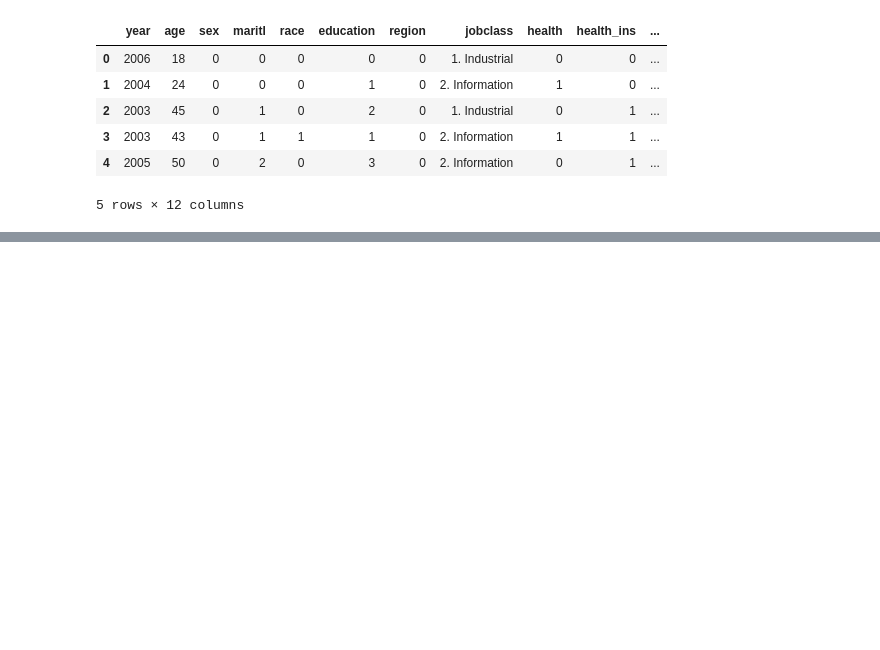
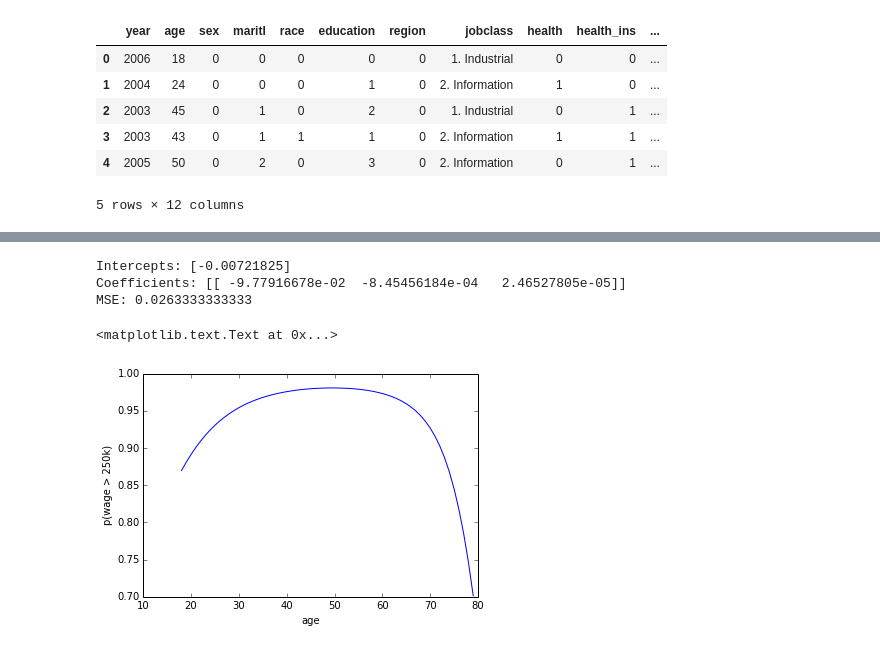
Before and after one commit to sujitpal/mlia-examples, a Jupyter notebook: src/statlearning_notebooks/chapter7.ipynb, the cells around one changed output, grey strips where cells are left out. Cells and saved outputs as stored; diff of their text form; code cells hidden in the pictures; blank space fills up the shorter version.

```diff
--- a/src/statlearning_notebooks/chapter7.ipynb
+++ b/src/statlearning_notebooks/chapter7.ipynb
@@ -43,0 +141,23 @@ We attempt to build a model to predict wage given a degree 4 polynomial over age
+# %%
+X = np.vstack((x1, x2, x3)).T
+y = wage_df["wage"].map(lambda w: 1 if w > 250 else 0).values
+reg = LogisticRegression()
+reg.fit(X, y)
+print "Intercepts:", reg.intercept_
+print "Coefficients:", reg.coef_
+ypred = reg.predict(X)
+print "MSE:", mean_squared_error(y, ypred)
+
+# Plot the predicted probability of being a high-earner over age range
+ages = wage_df["age"].values
+xs = range(np.min(ages), np.max(ages))
+ys = [reg.predict_proba(np.array([x, x*x, x*x*x]))[0][0] for x in xs]
+plt.plot(xs, ys)
+plt.xlabel("age")
+plt.ylabel("p(wage > 250k)")
+# %% [output]
+Intercepts: [-0.00721825]
+Coefficients: [[ -9.77916678e-02  -8.45456184e-04   2.46527805e-05]]
+MSE: 0.0263333333333
+<matplotlib.text.Text at 0x...>
+[figure, added]
```
Also changed, not shown: parts of 15 cells of this notebook, 4 other files.
